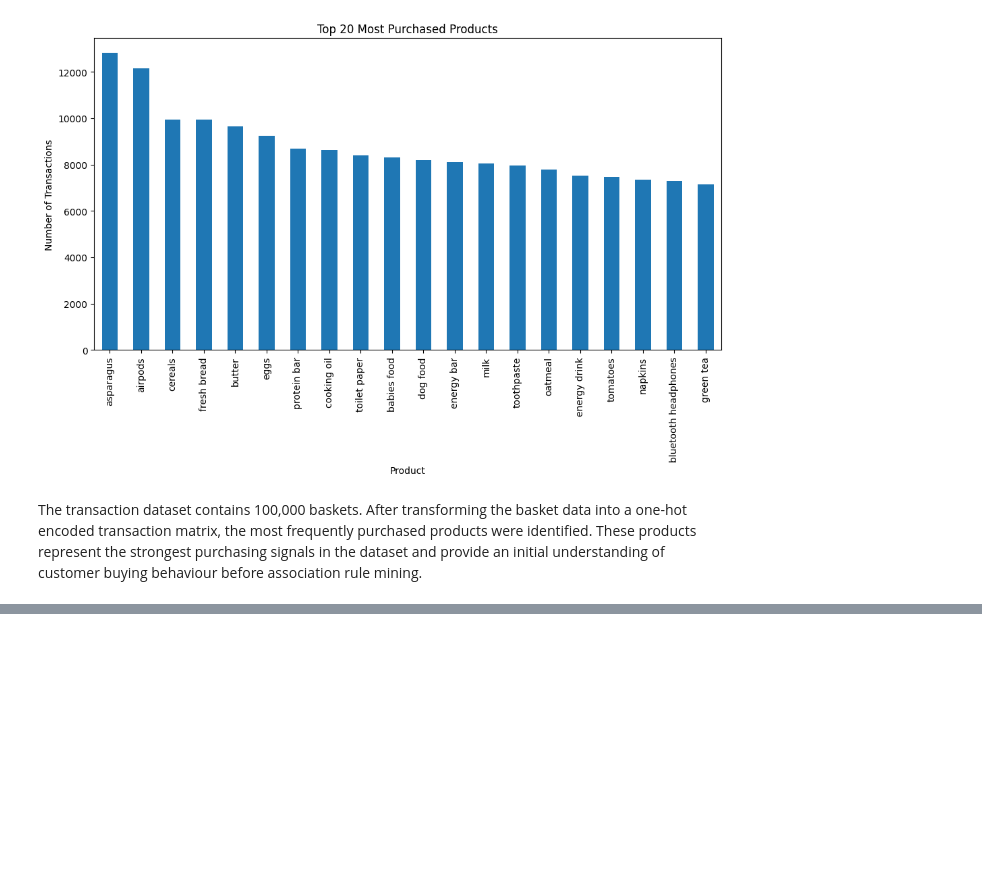
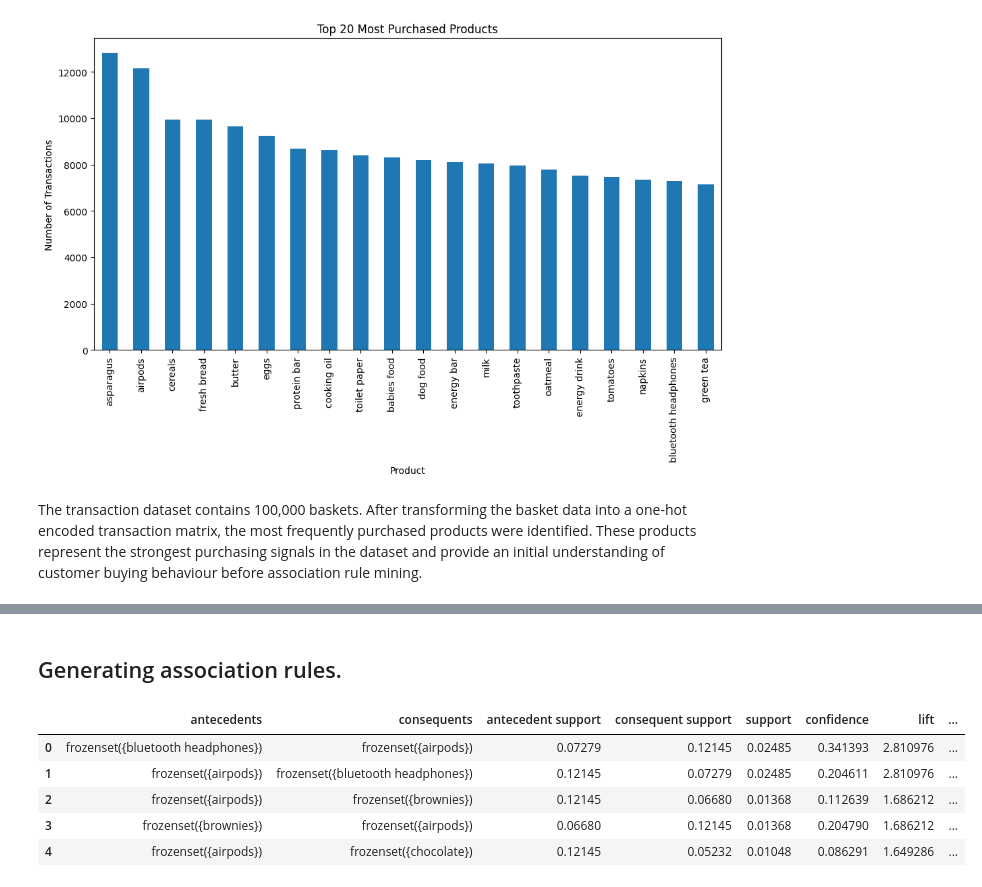
Before and after one commit to emmohan/MachineLearning2Project-, a Jupyter notebook: targeted_promotions.ipynb, the cells around one changed output, grey strips where cells are left out. Saved outputs shown, nothing was run; the diff lists cells and outputs as text; code cells hidden in the pictures; blank space fills up the shorter version.

```diff
--- a/targeted_promotions.ipynb
+++ b/targeted_promotions.ipynb
@@ -141,0 +190,2 @@ The transaction dataset contains 100,000 baskets. After transforming the basket
+# %% [markdown]
+## Generating association rules.
@@ -141,0 +198,9 @@ The transaction dataset contains 100,000 baskets. After transforming the basket
+# %%
+rules.head()
+# %% [output]
+|  | antecedents | consequents | antecedent support | consequent support | support | confidence | lift | ... |
+| 0 | frozenset({bluetooth headphones}) | frozenset({airpods}) | 0.07279 | 0.12145 | 0.02485 | 0.341393 | 2.810976 | ... |
+| 1 | frozenset({airpods}) | frozenset({bluetooth headphones}) | 0.12145 | 0.07279 | 0.02485 | 0.204611 | 2.810976 | ... |
+| 2 | frozenset({airpods}) | frozenset({brownies}) | 0.12145 | 0.06680 | 0.01368 | 0.112639 | 1.686212 | ... |
+| 3 | frozenset({brownies}) | frozenset({airpods}) | 0.06680 | 0.12145 | 0.01368 | 0.204790 | 1.686212 | ... |
+| 4 | frozenset({airpods}) | frozenset({chocolate}) | 0.12145 | 0.05232 | 0.01048 | 0.086291 | 1.649286 | ... |
```
Also changed, not shown: parts of 11 cells of this notebook.
